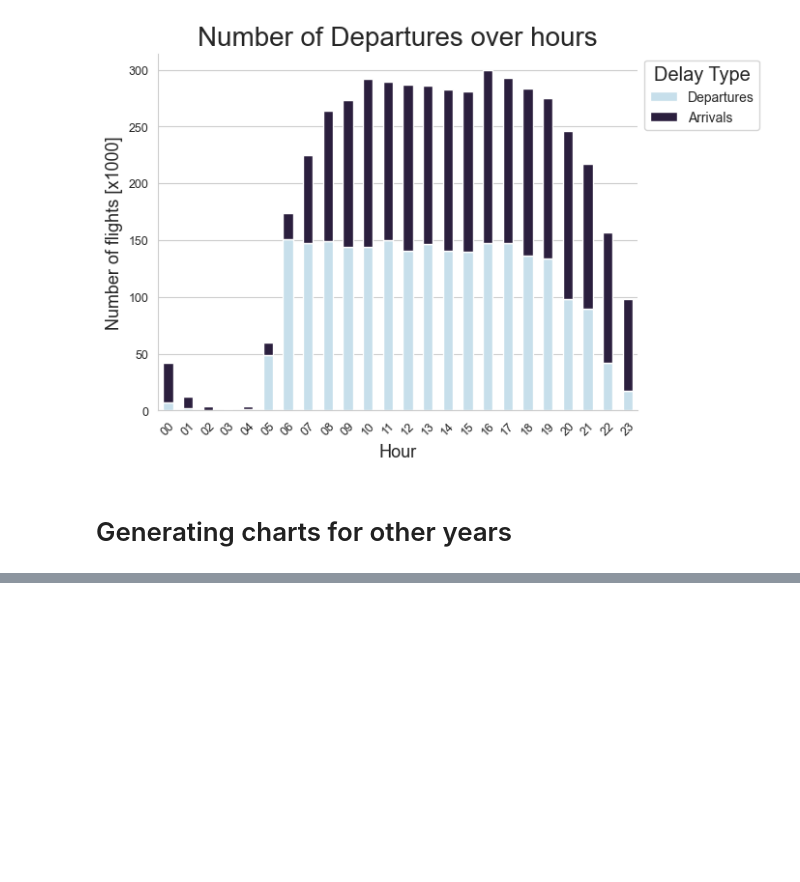
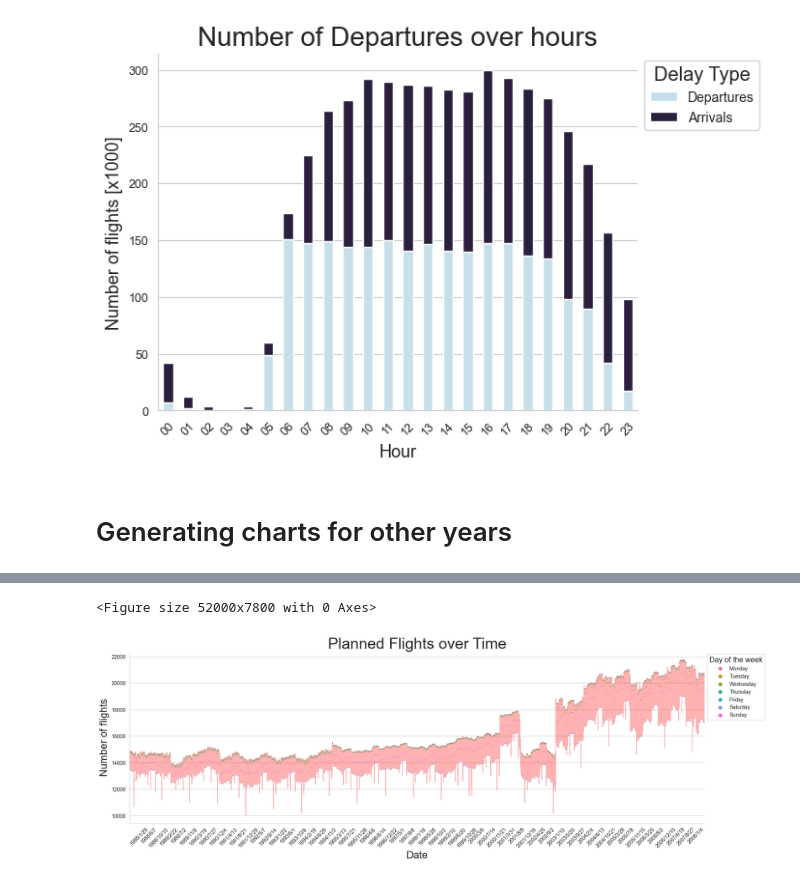
Before and after one commit to Pawlo77/Airline-Perfomrmance-Data-Analysis, a Jupyter notebook: src/eda_Pawel.ipynb, the cells around one changed output, grey strips where cells are left out. Drawn from its saved outputs; the diff is of its cells as text; code cells hidden in the pictures; blank space fills up the shorter version.

```diff
--- a/src/eda_Pawel.ipynb
+++ b/src/eda_Pawel.ipynb
@@ -486,3 +497,11 @@ generate_charts(["2000", "2001", "2002"])
 gc.collect()
 generate_charts(["1990", "1995", "2000", "2005"])
 gc.collect()
+# %%
+from utils.generate_charts import chart_6
+
+flights = load_flights(cols=["Year", "Month", "DayofMonth", "DayOfWeek"])
+chart_6(flights, "plots/all")
+# %% [output]
+<Figure size 52000x7800 with 0 Axes>
+[figure, added]
```
Also changed, not shown: parts of 6 cells of this notebook, 7 other files.
